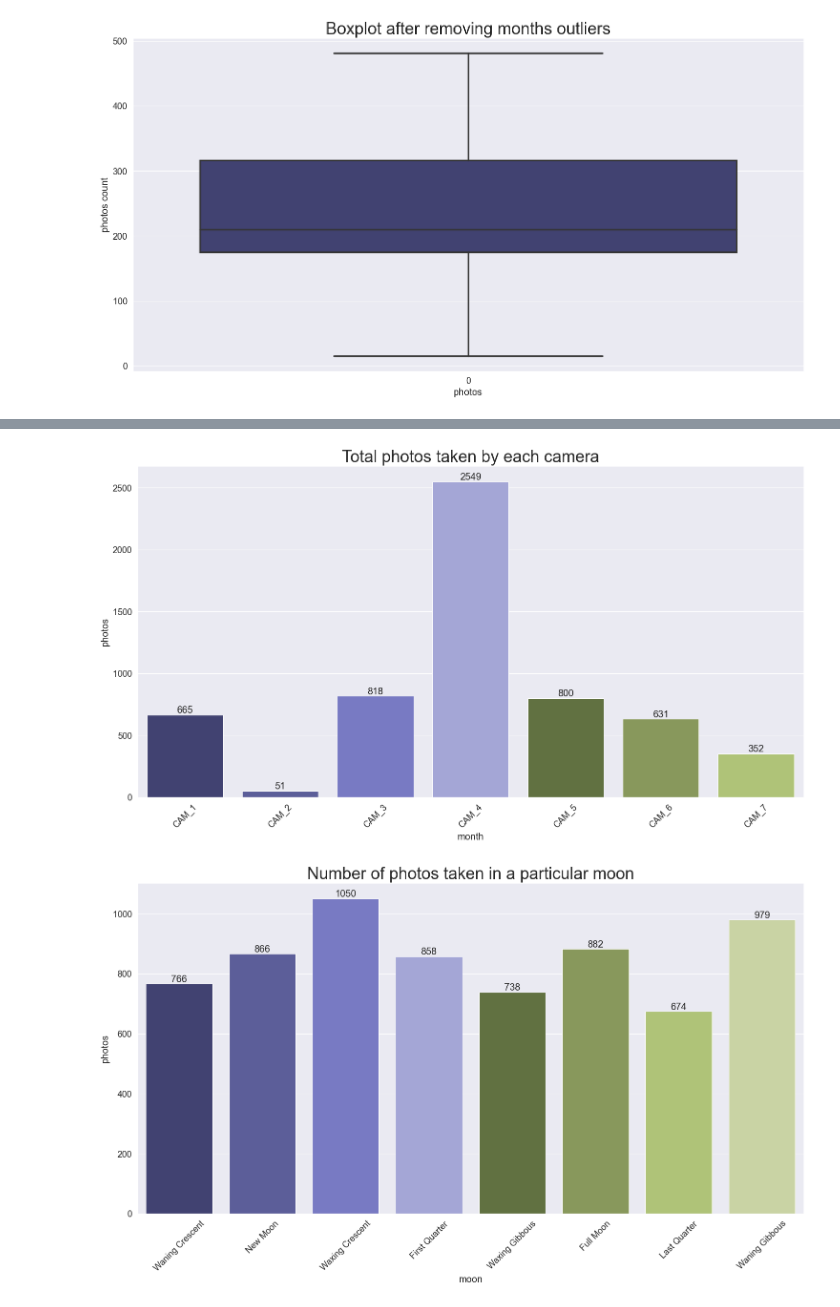
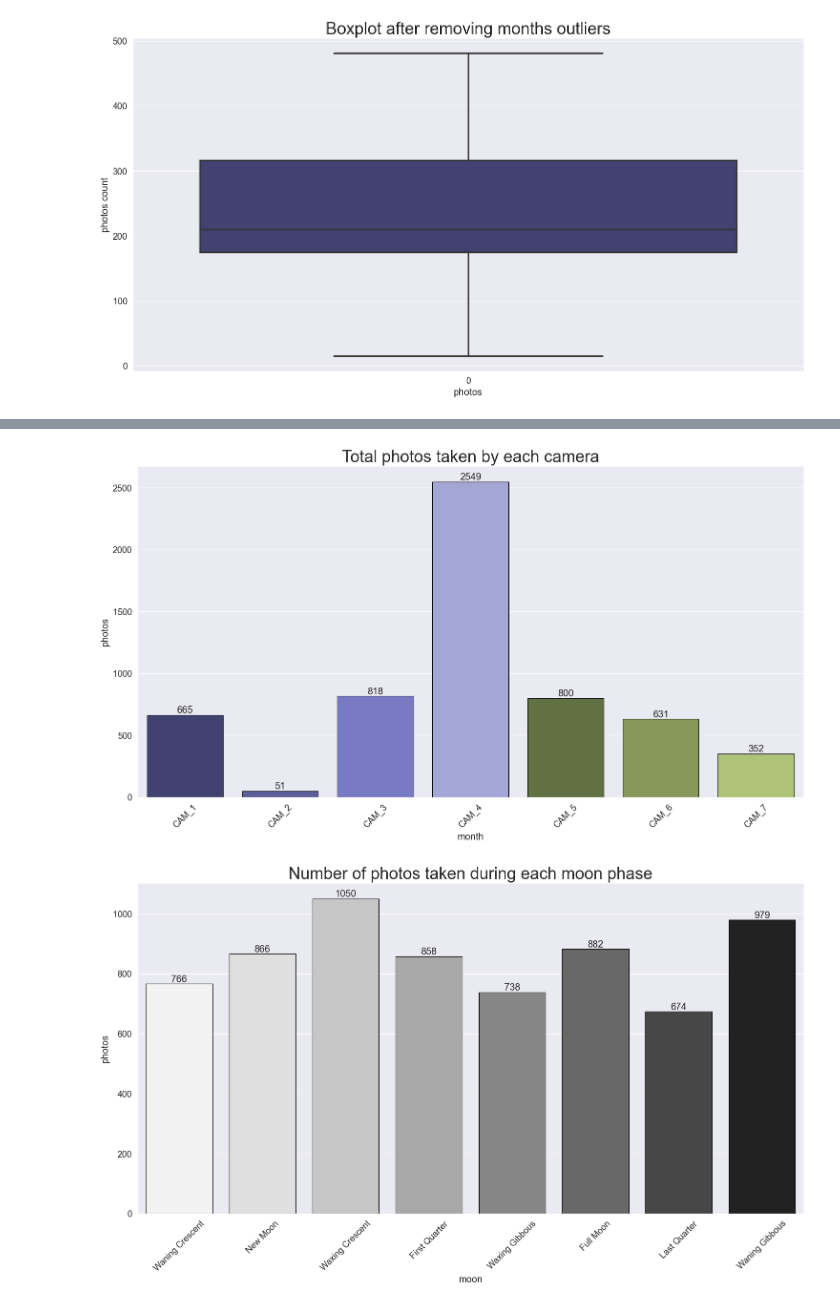
Before and after one commit to micheledinelli/aculei-ai, a Jupyter notebook: notebooks/insights.ipynb, the cells around one changed output, grey strips where cells are left out. Saved outputs shown, nothing was run; the diff lists cells and outputs as text; code cells hidden in the pictures.

```diff
--- a/notebooks/insights.ipynb
+++ b/notebooks/insights.ipynb
@@ -187,7 +190,7 @@ plt.show()
 # %%
 plt.figure(figsize=(18, 9))
 
-ax = sns.countplot(data=df, x='camera')
+ax = sns.countplot(data=df, x='camera', ec='black')
 
 plt.title('Total photos taken by each camera', fontsize=title_fontsize)
 plt.ylabel('photos')
@@ -197,20 +200,20 @@ plt.xticks(rotation=45)
 ax.bar_label(ax.containers[0])
 plt.show()
 # %% [output]
-[figure, old version]
+[figure, new version]
 # %%
 plt.figure(figsize=(18, 9))
 
-ax = sns.countplot(data=df, x='moon')
+ax = sns.countplot(data=df, x='moon', palette='Greys', ec='black')
 
-plt.title('Number of photos taken in a particular moon', fontsize=title_fontsize)
+plt.title('Number of photos taken during each moon phase', fontsize=title_fontsize)
 plt.ylabel('photos')
 plt.xlabel('moon')
 plt.xticks(rotation=45)
 
 ax.bar_label(ax.containers[0])
 plt.show()
 # %% [output]
-[figure, old version]
+[figure, new version]
 # %%
 plt.figure(figsize=(18, 9))
```
Also changed, not shown: parts of 13 cells of this notebook, 3 other files.
